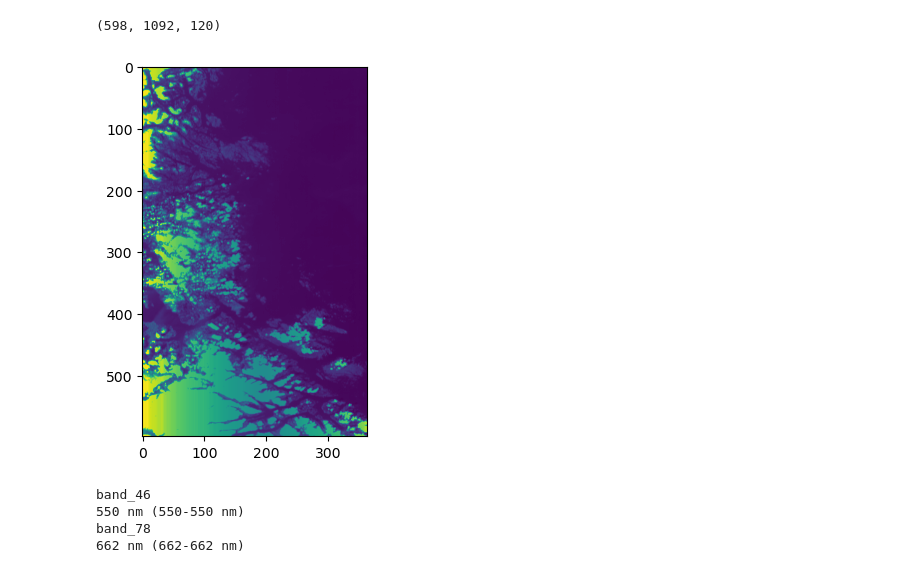
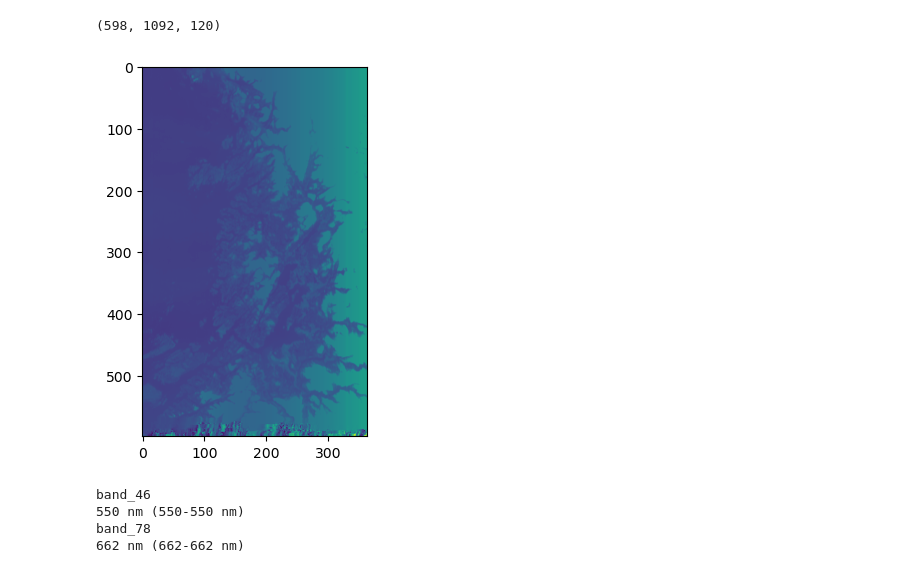
Before and after one commit to NTNU-SmallSat-Lab/hypso-satpy, a Jupyter notebook: frohavet_2024/processing_band_ratio.ipynb, the cells around one changed output. Saved outputs shown, nothing was run; the diff lists cells and outputs as text; code cells hidden in the pictures.

```diff
--- a/frohavet_2024/processing_band_ratio.ipynb
+++ b/frohavet_2024/processing_band_ratio.ipynb
@@ -69,14 +69,13 @@ sys.path.insert(0,'/home/cameron/Projects/')
 #nc_file = '/home/cameron/Dokumenter/Data/frohavet/frohavet_2024-04-26_1049Z-l1a.nc'
 #cloud_mask_quantile = 0.5
 
-points_file = '/home/cameron/Dokumenter/Data/frohavetsouth/frohavetsouth_2024-04-21_1104Z-bin3.points'
-nc_file = '/home/cameron/Dokumenter/Data/frohavetsouth/frohavetsouth_2024-04-21_1104Z-l1a.nc'
-cloud_mask_quantile = 0.9
+#points_file = '/home/cameron/Dokumenter/Data/frohavetsouth/frohavetsouth_2024-04-21_1104Z-bin3.points'
+#nc_file = '/home/cameron/Dokumenter/Data/frohavetsouth/frohavetsouth_2024-04-21_1104Z-l1a.nc'
+#cloud_mask_quantile = 0.75
 
-
-
-#ingdalen_2024-04-26_0915Z-l1a.nc
-#frohavet_2024-04-26_1049Z-l1a.nc
+points_file = '/home/cameron/Dokumenter/Data/ingdalen/ingdalen_2024-05-04_1101Z-bin3.points'
+nc_file = '/home/cameron/Dokumenter/Data/ingdalen/ingdalen_2024-05-04_1101Z-l1a.nc'
+cloud_mask_quantile = 0.75
 # %%
 
 l1a_prefix = nc_file.rsplit('-', maxsplit=1)[0]
@@ -89,34 +88,34 @@ scene = Scene(filenames=files, reader='hypso1_l1a_nc', reader_kwargs={'flip': Tr
 # %%
 datasets = scene.available_dataset_names()
 scene.load(datasets)
 ds = scene.to_xarray()
 
 import re
 
 band_names = scene.all_dataset_names()
 
 # Remove latitude and longitude
 band_names.remove('latitude')
 band_names.remove('longitude')
 
 # Extract numbers and sort
 sorted_band_names = sorted(band_names, key=lambda x: int(re.search(r'\d+', x).group()))
 
 
 ds = ds[sorted_band_names]
 
 #da = ds.to_stacked_array('band', sample_dims=['y','x'])
 #da.drop_vars(['latitude', 'longitude'])
 #da.to_numpy().shape
 da = ds.to_stacked_array('band', sample_dims=['y','x'])
 
 datacube = da.to_numpy()
 
-plt.imshow(datacube[:,::3,40])
+plt.imshow(datacube[:,::-3,40])
 print(datacube.shape)
 # %% [output]
 (598, 1092, 120)
-[figure, old version]
+[figure, new version]
 # %%
 # Compute wl and choose bands for band ratio
 spectral_coeffs = [ -5.719788129534360902e-09,
```
Also changed, not shown: parts of 2 cells of this notebook.
